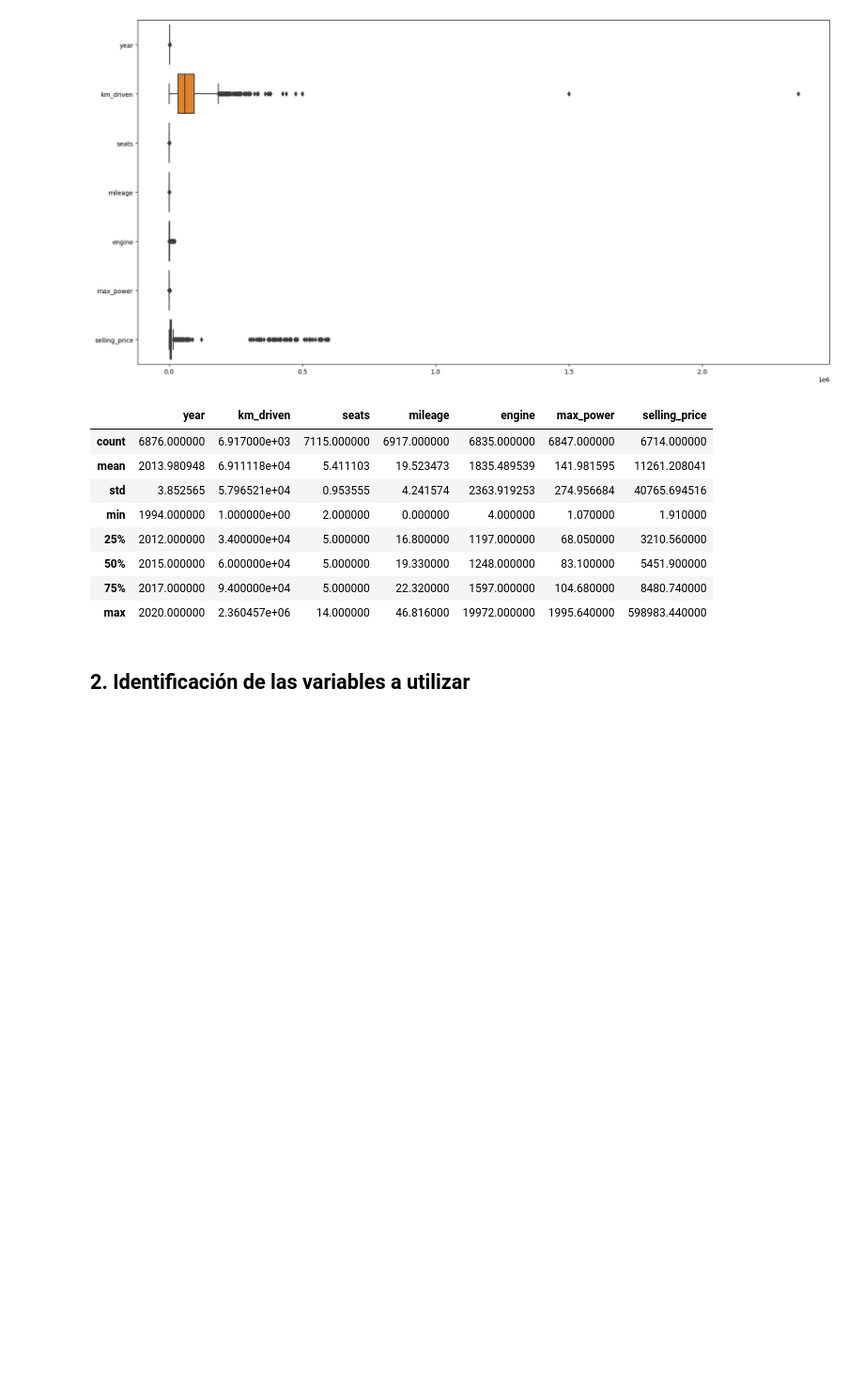
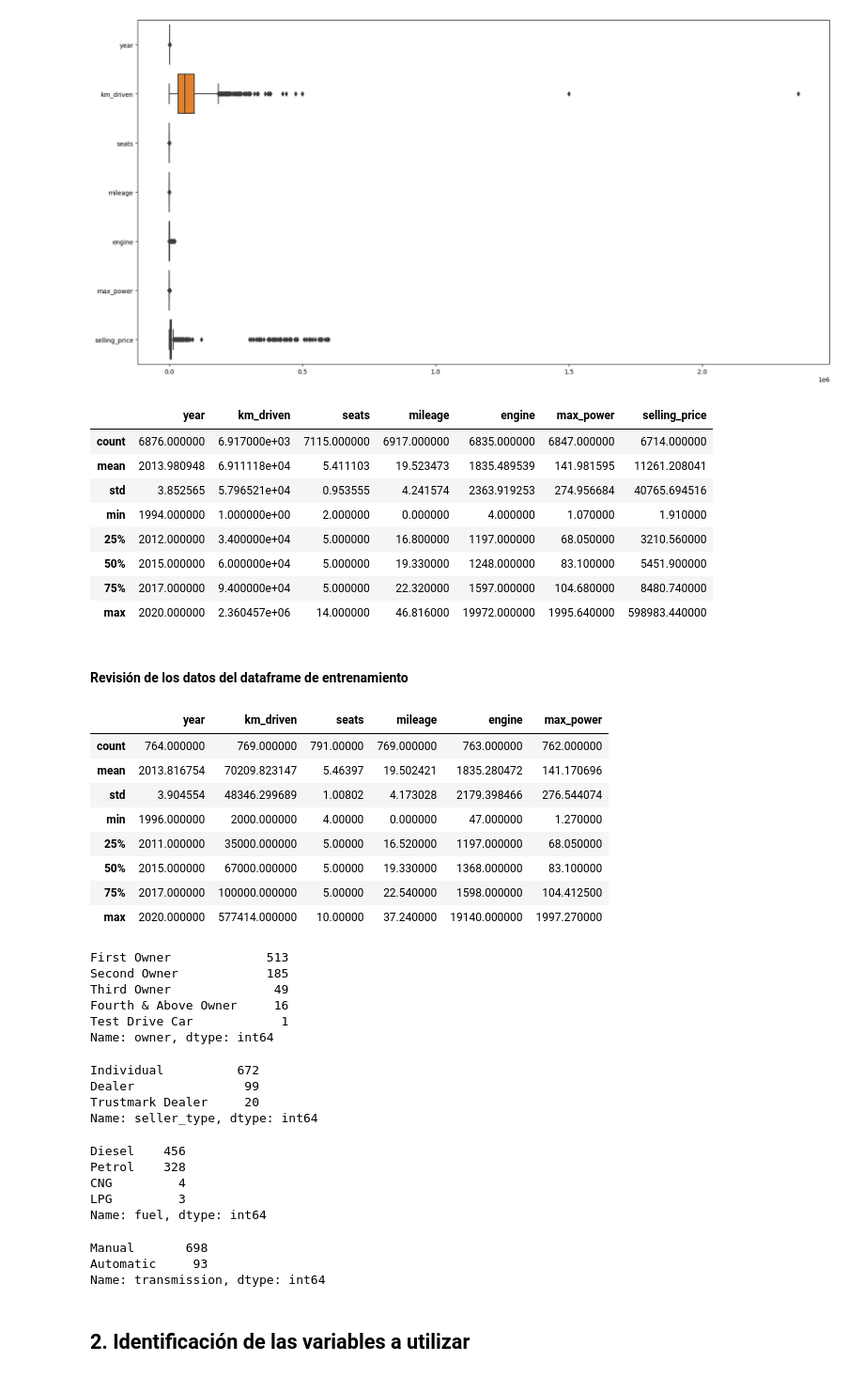
Before and after one commit to jjosorioc/ISIS3301-lab02-regression, a Jupyter notebook: lab2.ipynb, the cells around one changed output. Shown at 94% size. Cells and saved outputs as stored; diff of their text form; code cells hidden in the pictures; blank space fills up the shorter version.

Commit message:
Limpieza de datos

```diff
--- a/lab2.ipynb
+++ b/lab2.ipynb
@@ -122,6 +122,50 @@ df_motorAlpes[variablesNumericas].describe()
 | 50% | 2015.000000 | 6.000000e+04 | 5.000000 | 19.330000 | 1248.000000 | 83.100000 | 5451.900000 |
 | 75% | 2017.000000 | 9.400000e+04 | 5.000000 | 22.320000 | 1597.000000 | 104.680000 | 8480.740000 |
 | max | 2020.000000 | 2.360457e+06 | 14.000000 | 46.816000 | 19972.000000 | 1995.640000 | 598983.440000 |
+# %% [markdown]
+#### Revisión de los datos del dataframe de entrenamiento
+# %%
+df_motorAlpes_new.describe()
+# %% [output]
+|  | year | km_driven | seats | mileage | engine | max_power |
+| count | 764.000000 | 769.000000 | 791.00000 | 769.000000 | 763.000000 | 762.000000 |
+| mean | 2013.816754 | 70209.823147 | 5.46397 | 19.502421 | 1835.280472 | 141.170696 |
+| std | 3.904554 | 48346.299689 | 1.00802 | 4.173028 | 2179.398466 | 276.544074 |
+| min | 1996.000000 | 2000.000000 | 4.00000 | 0.000000 | 47.000000 | 1.270000 |
+| 25% | 2011.000000 | 35000.000000 | 5.00000 | 16.520000 | 1197.000000 | 68.050000 |
+| 50% | 2015.000000 | 67000.000000 | 5.00000 | 19.330000 | 1368.000000 | 83.100000 |
+| 75% | 2017.000000 | 100000.000000 | 5.00000 | 22.540000 | 1598.000000 | 104.412500 |
+| max | 2020.000000 | 577414.000000 | 10.00000 | 37.240000 | 19140.000000 | 1997.270000 |
+# %%
+df_motorAlpes_new['owner'].value_counts()
+# %% [output]
+First Owner             513
+Second Owner            185
+Third Owner              49
+Fourth & Above Owner     16
+Test Drive Car            1
+Name: owner, dtype: int64
+# %%
+df_motorAlpes_new['seller_type'].value_counts()
+# %% [output]
+Individual          672
+Dealer               99
+Trustmark Dealer     20
+Name: seller_type, dtype: int64
+# %%
+df_motorAlpes_new['fuel'].value_counts()
+# %% [output]
+Diesel    456
+Petrol    328
+CNG         4
+LPG         3
+Name: fuel, dtype: int64
+# %%
+df_motorAlpes_new['transmission'].value_counts()
+# %% [output]
+Manual       698
+Automatic     93
+Name: transmission, dtype: int64
 # %% [markdown]
 ## 2. Identificación de las variables a utilizar
 # %%
```
Also changed, not shown: parts of 16 cells of this notebook.
